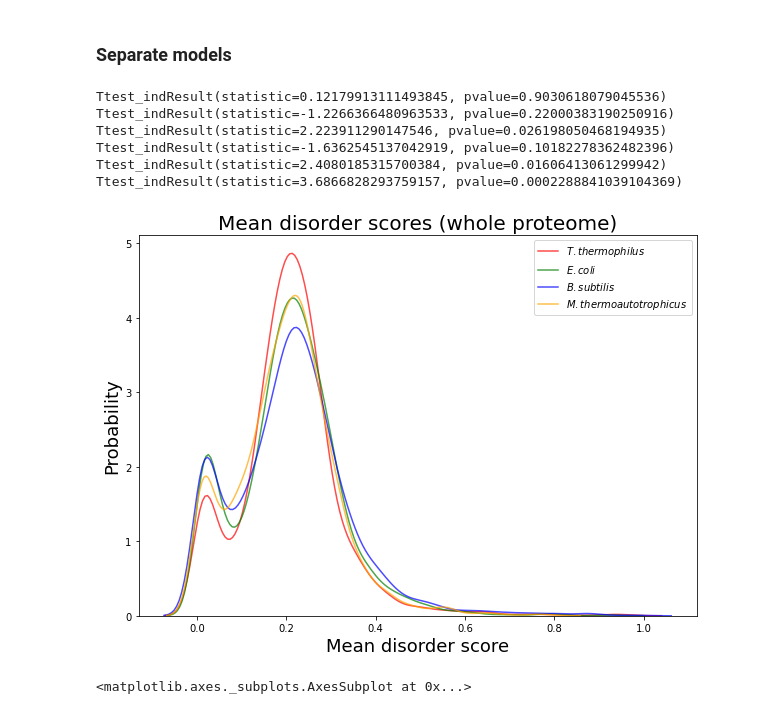
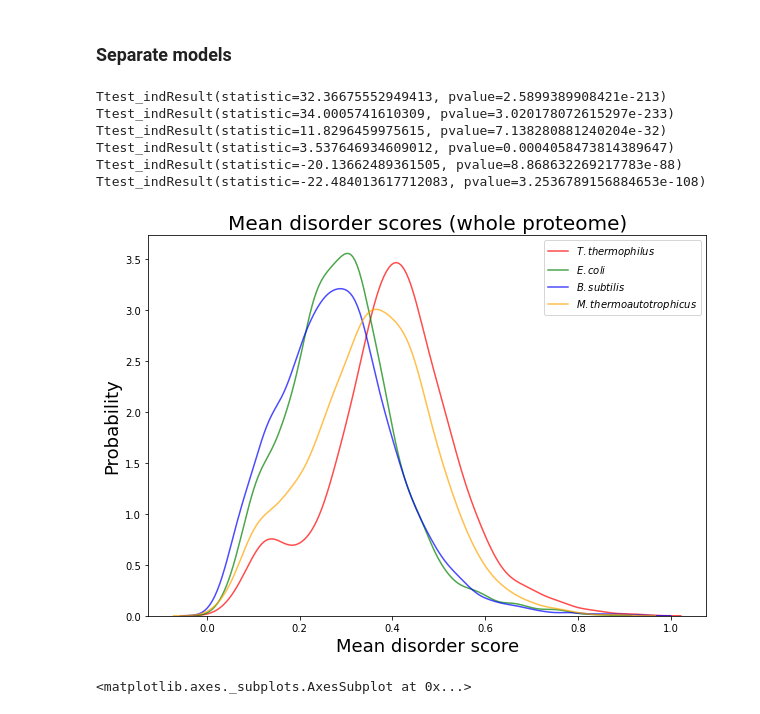
Before and after one commit to alibekk93/IDP_analysis, a Jupyter notebook: IDP_analysis.ipynb, the cells around one changed output. Drawn from its saved outputs; the diff is of its cells as text; code cells hidden in the pictures.

```diff
--- a/IDP_analysis.ipynb
+++ b/IDP_analysis.ipynb
@@ -1701,39 +1701,41 @@ model_means = pd.concat([TT_separate_models_means, EC_separate_models_means,
 # %%
 fig, ax = plt.subplots(figsize=(10,7))
 
-sns.kdeplot(model_means.query("model=='iupred3' & species=='T. thermophilus'").mean_disorder,
-            color='red', alpha=0.7, label='$\\it{}$'.format('T. thermophilus'), ax=ax)
-sns.kdeplot(model_means.query("model=='iupred3' & species=='E. coli'").mean_disorder,
+df = model_means[model_means.model==models[0]]
+
+sns.kdeplot(df[df.species==species[0]].mean_disorder,
+            color='red', alpha=0.7, label='$\\it{}$'.format(species[0]), ax=ax)
+sns.kdeplot(df[df.species==species[1]].mean_disorder,
             color='green', alpha=0.7, label='$\\it{}$'.format('E. coli'), ax=ax)
-sns.kdeplot(model_means.query("model=='iupred3' & species=='B. subtilis'").mean_disorder,
+sns.kdeplot(df[df.species==species[2]].mean_disorder,
             color='blue', alpha=0.7, label='$\\it{}$'.format('B. subtilis'), ax=ax)
-sns.kdeplot(model_means.query("model=='iupred3' & species=='M. thermoautotrophicus'").mean_disorder,
+sns.kdeplot(df[df.species==species[3]].mean_disorder,
             color='orange', alpha=0.7, label='$\\it{}$'.format('M. thermoautotrophicus'), ax=ax)
 ax.set_title('Mean disorder scores (whole proteome)', fontsize=20)
 ax.set_ylabel('Probability', fontsize=18)
 ax.set_xlabel('Mean disorder score', fontsize=18)
 ax.legend()
 
 # print(mannwhitneyu(df.TT.dropna(), df.EC.dropna(), alternative='greater'))
 # print(wilcoxon(df.TT.dropna(), df.EC.dropna(), alternative='greater'))
-print(ttest_ind(df.TT, df.EC, nan_policy='omit'))
-print(ttest_ind(df.TT, df.BS, nan_policy='omit'))
-print(ttest_ind(df.TT, df.MT, nan_policy='omit'))
-print(ttest_ind(df.EC, df.BS, nan_policy='omit'))
-print(ttest_ind(df.EC, df.MT, nan_policy='omit'))
-print(ttest_ind(df.BS, df.MT, nan_policy='omit'))
+print(ttest_ind(df[df.species==species[0]].mean_disorder, df[df.species==species[1]].mean_disorder, nan_policy='omit'))
+print(ttest_ind(df[df.species==species[0]].mean_disorder, df[df.species==species[2]].mean_disorder, nan_policy='omit'))
+print(ttest_ind(df[df.species==species[0]].mean_disorder, df[df.species==species[3]].mean_disorder, nan_policy='omit'))
+print(ttest_ind(df[df.species==species[1]].mean_disorder, df[df.species==species[2]].mean_disorder, nan_policy='omit'))
+print(ttest_ind(df[df.species==species[1]].mean_disorder, df[df.species==species[3]].mean_disorder, nan_policy='omit'))
+print(ttest_ind(df[df.species==species[2]].mean_disorder, df[df.species==species[3]].mean_disorder, nan_policy='omit'))
 # print(ttest_rel(df.TT, df.EC, nan_policy='omit'))
 
 fig.show()
 fig.savefig('Mean disorder scores (whole proteome).svg')
 # %% [output]
-Ttest_indResult(statistic=0.12179913111493845, pvalue=0.9030618079045536)
-Ttest_indResult(statistic=-1.2266366480963533, pvalue=0.22000383190250916)
-Ttest_indResult(statistic=2.223911290147546, pvalue=0.026198050468194935)
-Ttest_indResult(statistic=-1.6362545137042919, pvalue=0.10182278362482396)
-Ttest_indResult(statistic=2.4080185315700384, pvalue=0.01606413061299942)
-Ttest_indResult(statistic=3.6866828293759157, pvalue=0.0002288841039104369)
+Ttest_indResult(statistic=32.36675552949413, pvalue=2.5899389908421e-213)
+Ttest_indResult(statistic=34.0005741610309, pvalue=3.020178072615297e-233)
+Ttest_indResult(statistic=11.8296459975615, pvalue=7.138280881240204e-32)
+Ttest_indResult(statistic=3.537646934609012, pvalue=0.0004058473814389647)
+Ttest_indResult(statistic=-20.13662489361505, pvalue=8.868632269217783e-88)
+Ttest_indResult(statistic=-22.484013617712083, pvalue=3.2536789156884653e-108)
-[figure, old version]
+[figure, new version]
 # %%
 m = models[0]
 
```
Also changed, not shown: parts of 2 cells of this notebook.
